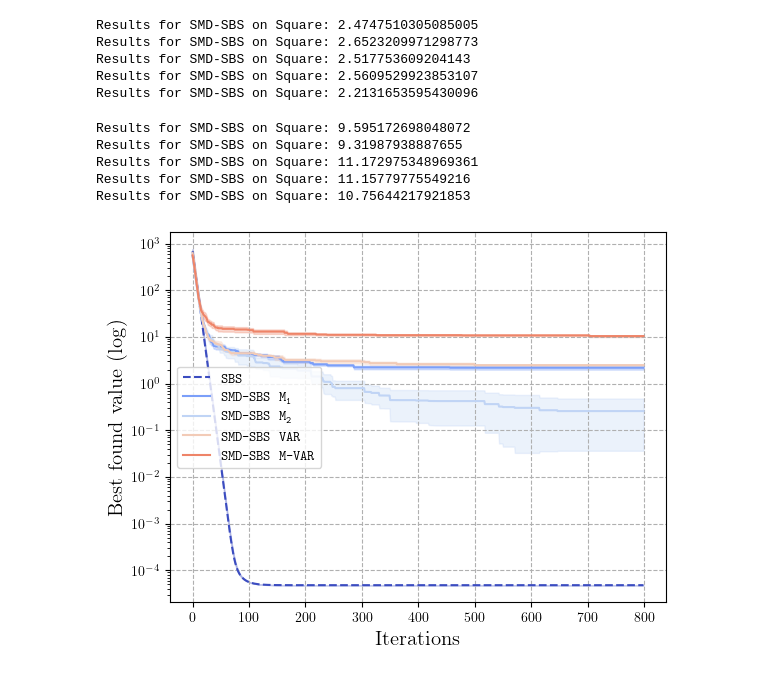
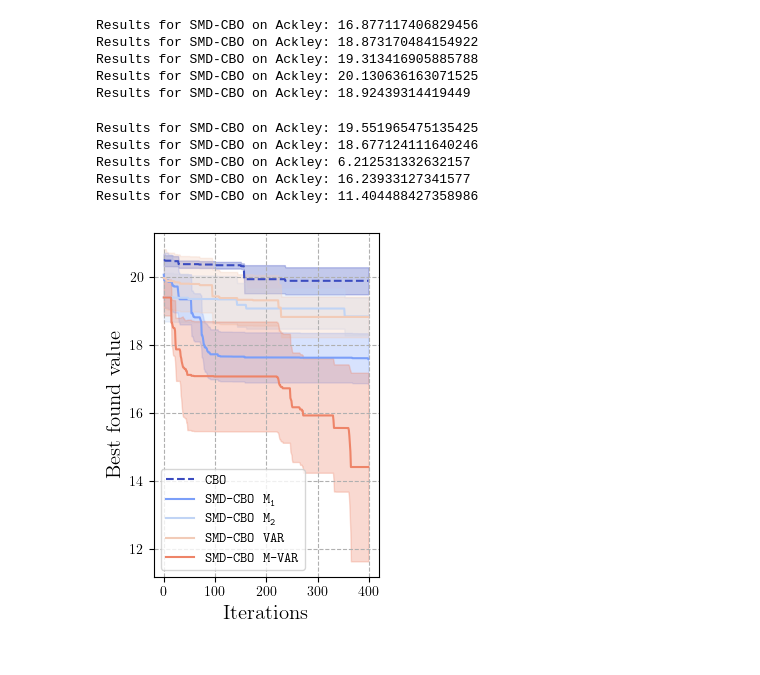
Before and after one commit to gaetanserre/GOB, a Jupyter notebook: exps/notebooks/SMD/impact_noise.ipynb, the cells around one changed output. Saved outputs shown, nothing was run; the diff lists cells and outputs as text; code cells hidden in the pictures.

```diff
--- a/exps/notebooks/SMD/impact_noise.ipynb
+++ b/exps/notebooks/SMD/impact_noise.ipynb
@@ -59,17 +59,17 @@ def format_results(res):
       last_value = res[i][-1]
       res[i] = list(res[i]) + [last_value] * (iter - len(res[i]))
 # %%
-g = Square()
-dim = 20
+g = Ackley()
+dim = 4
 bounds = augment_dimensions(g.visual_bounds, dim)
-n_particles = 2
-iter = 800
+n_particles = 30
+iter = 400
 verbose = False
 n_runs = 5
 independent_noise = True
-wrapper = MinWrapperGrad
-alg = SBS
-cn_alg = lambda moment: SMD_SBS(bounds=bounds, n_particles=n_particles, iter=iter, moment=moment, verbose=verbose)
+wrapper = MinWrapper
+alg = CBO
+cn_alg = lambda moment: SMD_CBO(bounds=bounds, n_particles=n_particles, iter=iter, moment=moment, verbose=verbose)
 # %%
 mins = []
 for i in range(n_runs):
@@ -137,11 +137,11 @@ for i in range(n_runs):
 format_results(mins_var)
 mins_var = np.array(mins_var)
 # %% [output]
-Results for SMD-SBS on Square: 2.4747510305085005
-Results for SMD-SBS on Square: 2.6523209971298773
-Results for SMD-SBS on Square: 2.517753609204143
-Results for SMD-SBS on Square: 2.5609529923853107
-Results for SMD-SBS on Square: 2.2131653595430096
+Results for SMD-CBO on Ackley: 16.877117406829456
+Results for SMD-CBO on Ackley: 18.873170484154922
+Results for SMD-CBO on Ackley: 19.313416905885788
+Results for SMD-CBO on Ackley: 20.130636163071525
+Results for SMD-CBO on Ackley: 18.92439314419449
 # %%
 mins_mvar = []
 for i in range(n_runs):
@@ -155,11 +155,11 @@ for i in range(n_runs):
 format_results(mins_mvar)
 mins_mvar = np.array(mins_mvar)
 # %% [output]
-Results for SMD-SBS on Square: 9.595172698048072
-Results for SMD-SBS on Square: 9.31987938887655
-Results for SMD-SBS on Square: 11.172975348969361
-Results for SMD-SBS on Square: 11.15779775549216
-Results for SMD-SBS on Square: 10.75644217921853
+Results for SMD-CBO on Ackley: 19.551965475135425
+Results for SMD-CBO on Ackley: 18.677124111640246
+Results for SMD-CBO on Ackley: 6.212531332632157
+Results for SMD-CBO on Ackley: 16.23933127341577
+Results for SMD-CBO on Ackley: 11.404488427358986
 # %%
 alg_name = str(alg([]))
 cn_alg_name = str(cn_alg("M1"))
@@ -168,47 +168,56 @@ latex_label = lambda s: r"\texttt{" + s.replace("_", r"\_") + "}"
 
 cmap = matplotlib.colormaps["coolwarm"]
 
 c0 = cmap(0)
 c1 = cmap(0.2)
 c2 = cmap(0.4)
 c3 = cmap(0.6)
 c4 = cmap(0.8)
 
+fig, ax = plt.subplots(figsize=(3, 4))
+
 coeff = 1.8
 
 mean = mins.mean(axis=0)
 std = mins.std(axis=0)
-plt.plot(mean, label=latex_label(alg_name), linestyle="--", color=c0)
-plt.fill_between(range(iter), mean - (std / coeff), mean + (std / coeff), alpha=0.3, color=c0)
+ax.plot(mean, label=latex_label(alg_name), linestyle="--", color=c0)
+ax.fill_between(range(iter), mean - (std / coeff), mean + (std / coeff), alpha=0.3, color=c0)
 
 mean = mins_m1.mean(axis=0)
 std = mins_m1.std(axis=0)
-plt.plot(mean, label=latex_label(f"{cn_alg_name} M" + r"\textsubscript{1}"), linestyle="-", c=c1)
-plt.fill_between(range(len(mean)), mean - (std / coeff), mean + (std / coeff), alpha=0.3, color=c1)
+ax.plot(mean, label=latex_label(f"{cn_alg_name} M" + r"\textsubscript{1}"), linestyle="-", c=c1)
+ax.fill_between(range(len(mean)), mean - (std / coeff), mean + (std / coeff), alpha=0.3, color=c1)
 
 mean = mins_m2.mean(axis=0)
 std = mins_m2.std(axis=0)
-plt.plot(mean, label=latex_label(f"{cn_alg_name} M" + r"\textsubscript{2}"), linestyle="-", c=c2)
-plt.fill_between(range(iter), mean - (std / coeff), mean + (std / coeff), alpha=0.3, color=c2)
+ax.plot(mean, label=latex_label(f"{cn_alg_name} M" + r"\textsubscript{2}"), linestyle="-", c=c2)
+ax.fill_between(range(iter), mean - (std / coeff), mean + (std / coeff), alpha=0.3, color=c2)
 
 mean = mins_var.mean(axis=0)
 std = mins_var.std(axis=0)
-plt.plot(mean, label=latex_label(f"{cn_alg_name} VAR"), linestyle="-", c=c3)
-plt.fill_between(range(iter), mean - (std / coeff), mean + (std / coeff), alpha=0.3, color=c3)
+ax.plot(mean, label=latex_label(f"{cn_alg_name} VAR"), linestyle="-", c=c3)
+ax.fill_between(range(iter), mean - (std / coeff), mean + (std / coeff), alpha=0.3, color=c3)
 
 mean = mins_mvar.mean(axis=0)
 std = mins_mvar.std(axis=0)
-plt.plot(mean, label=latex_label(f"{cn_alg_name} M-VAR"), linestyle="-", c=c4)
-plt.fill_between(range(iter), mean - (std / coeff), mean + (std / coeff), alpha=0.3, color=c4)
+ax.plot(mean, label=latex_label(f"{cn_alg_name} M-VAR"), linestyle="-", c=c4)
+ax.fill_between(range(iter), mean - (std / coeff), mean + (std / coeff), alpha=0.3, color=c4)
 
-plt.xlabel(r"$\textrm{Iterations}$", fontsize=15)
-plt.ylabel(r"$\textrm{Best found value } (\log)$", fontsize=15)
-plt.grid(linestyle="--")
-plt.legend()
+ax.set_xlabel(r"$\textrm{Iterations}$", fontsize=15)
+ax.set_ylabel(r"$\textrm{Best found value}$", fontsize=15)
+ax.grid(linestyle="--")
+ax.legend()
 
-plt.yscale("log")
+fig.subplots_adjust(
+    left=0.2,
+    bottom=0.13,
+    right=0.95,
+    top=0.99
+)
+
+#plt.yscale("log")
 
 in_status = "IN" if independent_noise else "no_IN"
-plt.savefig(f"impact_noise_{alg_name.lower()}_{in_status}_{g}.pdf", bbox_inches="tight")
+plt.savefig(f"impact_noise_{alg_name.lower()}_{in_status}_{g}.pdf")
 # %% [output]
-[figure, old version]
+[figure, new version]
```
Also changed, not shown: parts of 3 cells of this notebook, 5 other files.
